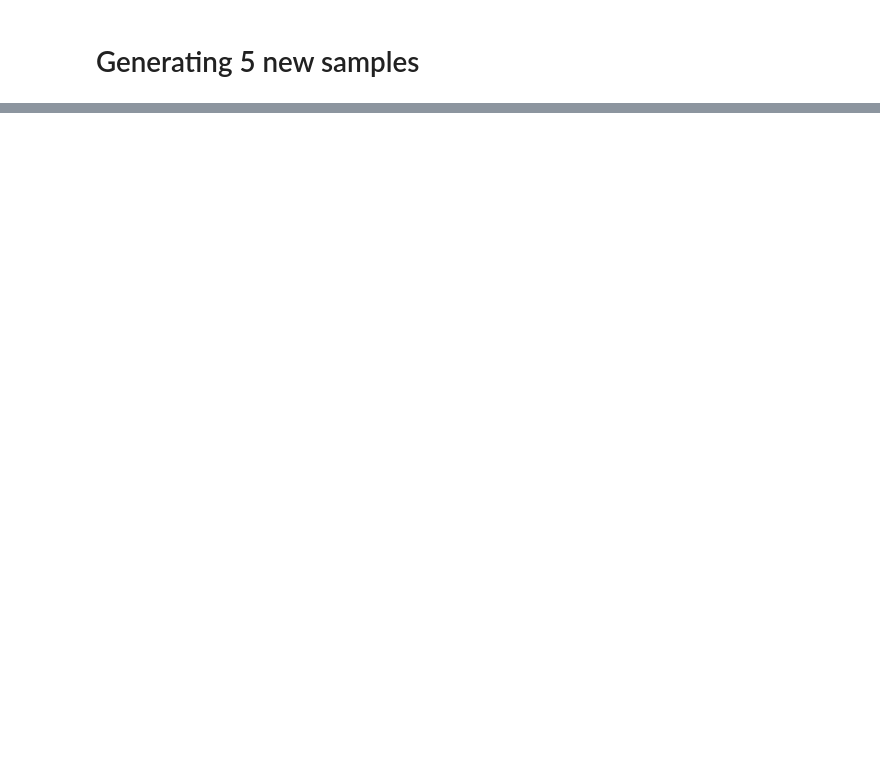
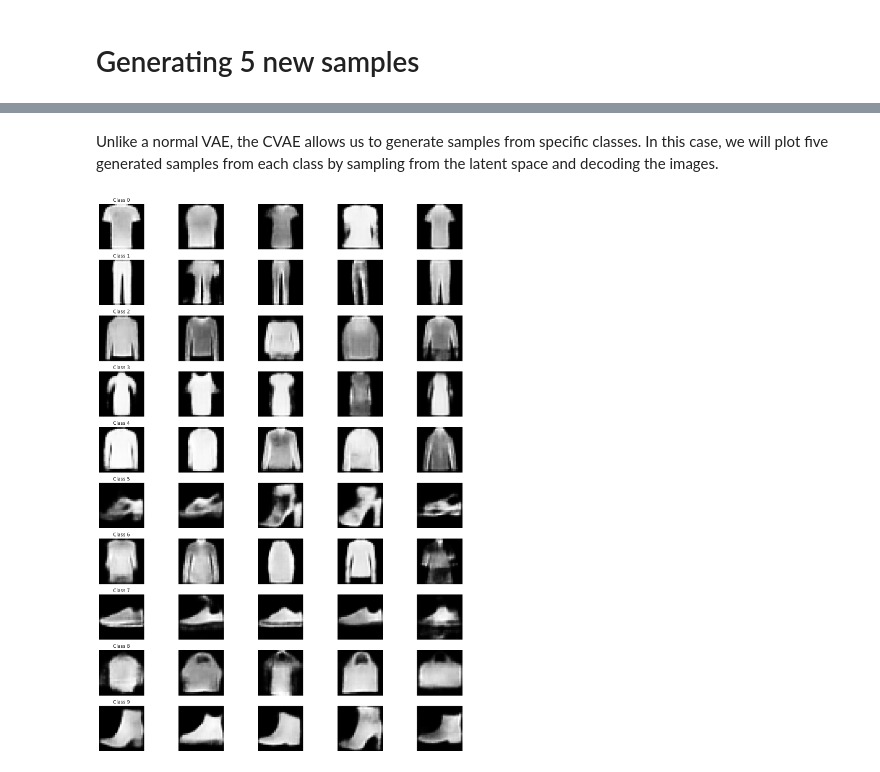
Before and after one commit to VildeOpdal/HDDL_miniprojet, a Jupyter notebook: miniprojet2_HDDL.ipynb, the cells around one changed output, grey strips where cells are left out. Drawn from its saved outputs; the diff is of its cells as text; code cells hidden in the pictures; blank space fills up the shorter version.

```diff
--- a/miniprojet2_HDDL.ipynb
+++ b/miniprojet2_HDDL.ipynb
@@ -441,0 +597,27 @@ generate_sample()
+# %% [markdown]
+Unlike a normal VAE, the CVAE allows us to generate samples from specific classes. In this case, we will plot five generated samples from each class by sampling from the latent space and decoding the images.
+# %%
+def generate_sample_per_class(num_samples_per_class=5):
+    cvae.eval()
+    with torch.no_grad():
+        fig, ax = plt.subplots(condition_dim, num_samples_per_class, figsize=(15, 2 * condition_dim))
+
+        for class_idx in range(condition_dim):
+            z = torch.randn(num_samples_per_class, latent_dim).to(device)  # Sample random latent vectors
+            c = F.one_hot(torch.full((num_samples_per_class,), class_idx), num_classes=condition_dim).float().to(device)  # One-hot encode class label
+
+            samples = cvae.decode(z, c)  # Decode the latent vectors
+            samples = samples.cpu().view(num_samples_per_class, 1, 28, 28)  # Reshape the samples
+
+            for i in range(num_samples_per_class):
+                ax[class_idx, i].imshow(samples[i].squeeze(0), cmap='gray')
+                ax[class_idx, i].axis('off')
+                ax[class_idx, i].set_title(f'Class {class_idx}' if i == 0 else "")
+
+        plt.tight_layout()
+        plt.show()
+
+# Call the function to generate samples
+generate_sample_per_class(num_samples_per_class=5)
+# %% [output]
+[figure, added]
```
Also changed, not shown: parts of 39 cells of this notebook.
